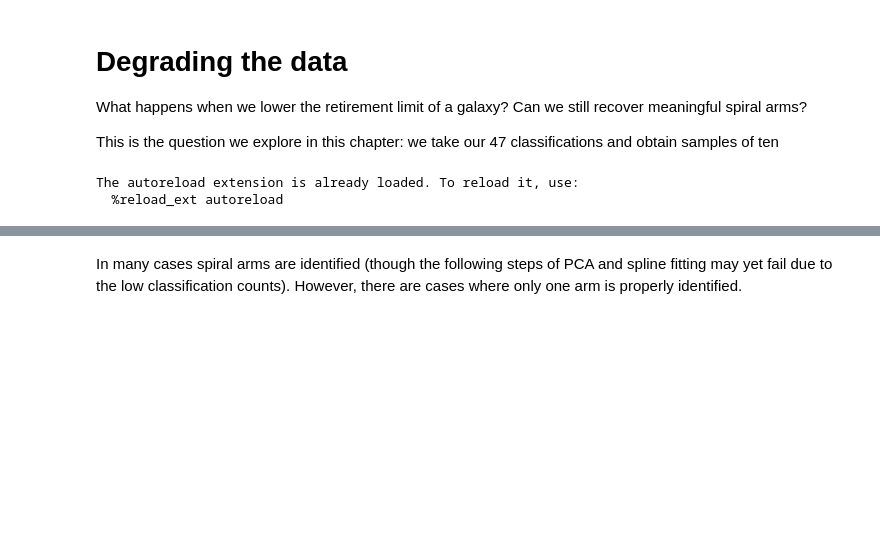
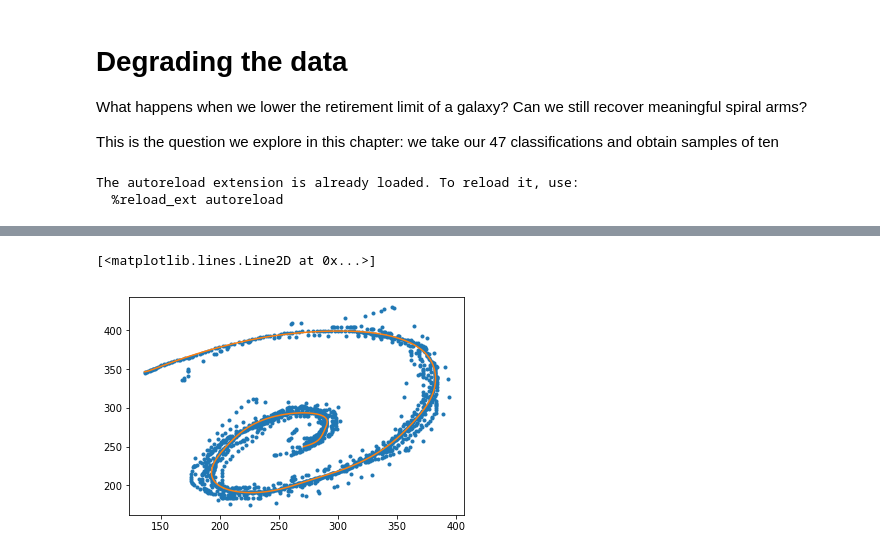
Before and after one commit to tingard/Galaxy-builder-aggregation, a Jupyter notebook: spiral-aggregation/chapter-4.ipynb, the cells around one changed output, grey strips where cells are left out. Cells and saved outputs as stored; diff of their text form; code cells hidden in the pictures; blank space fills up the shorter version.

```diff
--- a/spiral-aggregation/chapter-4.ipynb
+++ b/spiral-aggregation/chapter-4.ipynb
@@ -245,2 +94,24 @@ list(filter(lambda i: i==2, [1,2,3] ))
-# %% [markdown]
-In many cases spiral arms are identified (though the following steps of PCA and spline fitting may yet fail due to the low classification counts). However, there are cases where only one arm is properly identified.
+# %%
+distances = spiralExtraction.calculateDistanceMatrix(drawnArms)
+# %%
+db = DBSCAN(
+    eps=20,
+    min_samples=3,
+    metric='precomputed',
+    n_jobs=-1,
+    algorithm='brute'
+).fit(distances)
+# %%
+label = 0
+pointCloud = np.array([
+    point for arm in drawnArms[db.labels_ == label]
+    for point in arm
+])
+clf, mask = spiralExtraction.cleanPoints(pointCloud)
+cleanedCloud = pointCloud[mask]
+armyArm = spiralExtraction.findArmyArm(drawnArms[db.labels_ == label], clf)
+plt.plot(pointCloud[:, 0], pointCloud[:, 1], '.')
+plt.plot(armyArm[:, 0], armyArm[:, 1])
+# %% [output]
+[<matplotlib.lines.Line2D at 0x...>]
+[figure, added]
```
Also changed, not shown: parts of 5 cells of this notebook, 2 other files.
